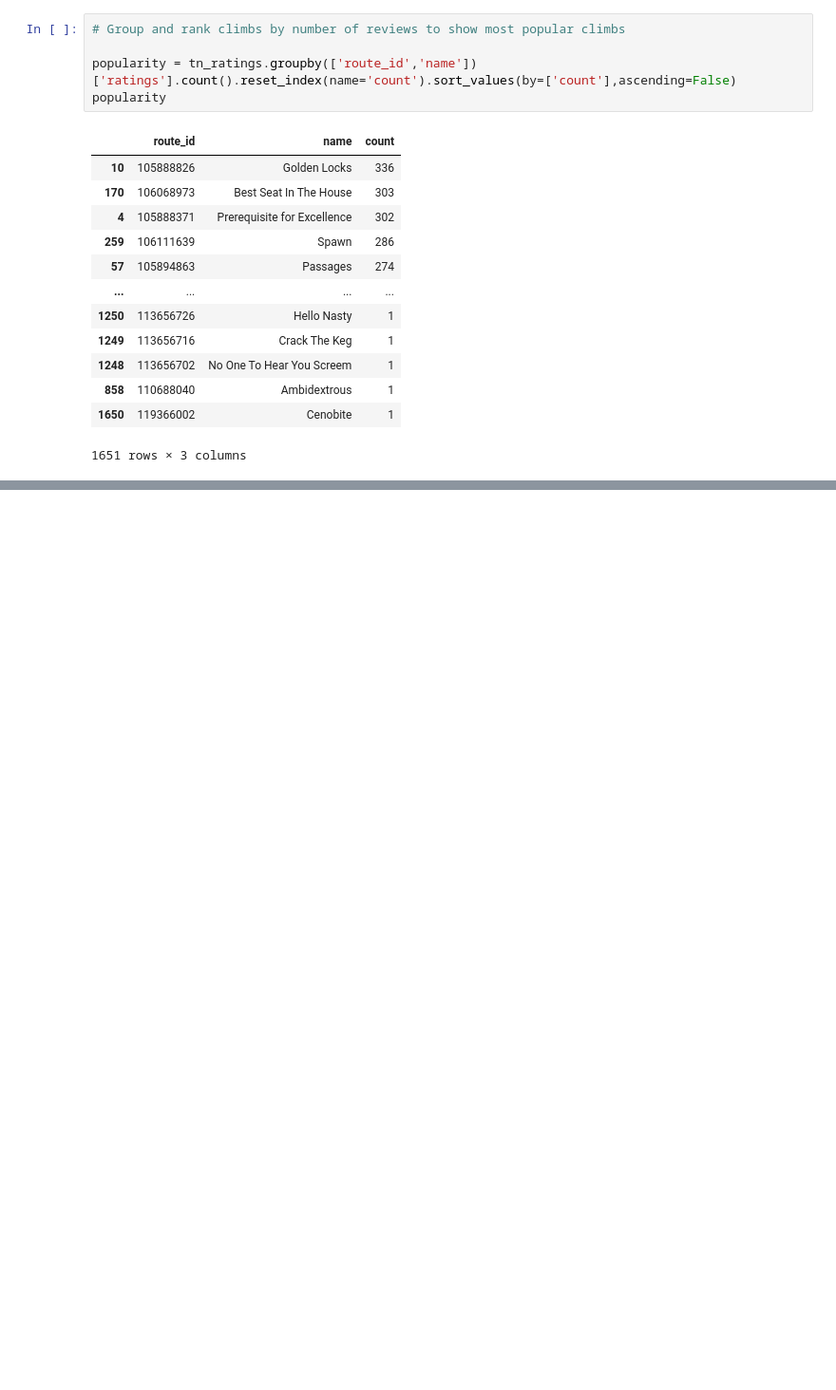
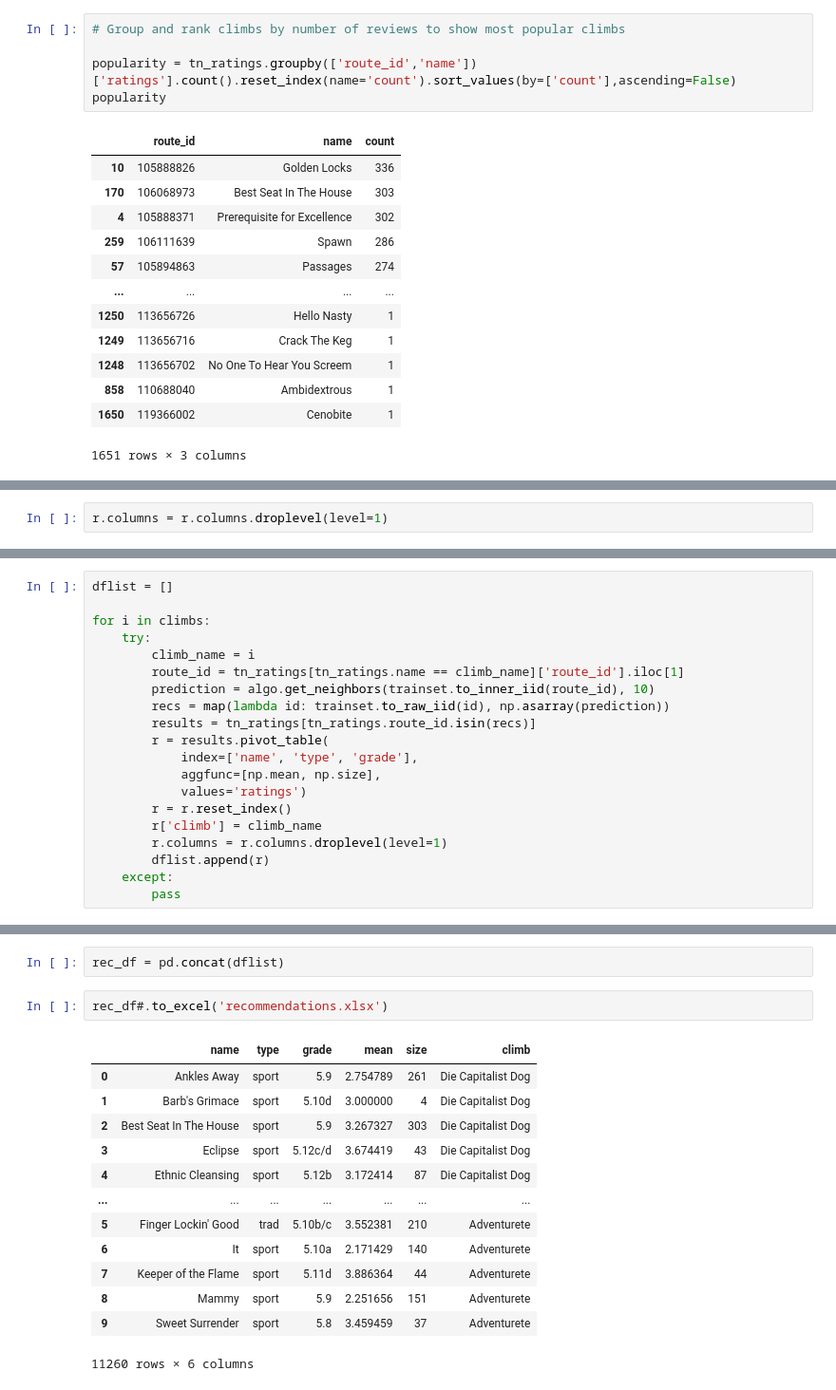
Before and after one commit to TPSchwartz/capstone, a Jupyter notebook: rec_engine.ipynb, the cells around one changed output, grey strips where cells are left out. Shown at 95% size. Cells and saved outputs as stored; diff of their text form; blank space fills up the shorter version.

```diff
--- a/rec_engine.ipynb
+++ b/rec_engine.ipynb
@@ -114,0 +152,2 @@ Wristlets             sport 5.11c/d  3.729412     4.0      85
+# %%
+r.columns = r.columns.droplevel(level=1)
@@ -114,0 +168,20 @@ Wristlets             sport 5.11c/d  3.729412     4.0      85
+# %%
+dflist = []
+
+for i in climbs:
+    try:
+        climb_name = i
+        route_id = tn_ratings[tn_ratings.name == climb_name]['route_id'].iloc[1]
+        prediction = algo.get_neighbors(trainset.to_inner_iid(route_id), 10)
+        recs = map(lambda id: trainset.to_raw_iid(id), np.asarray(prediction))
+        results = tn_ratings[tn_ratings.route_id.isin(recs)]
+        r = results.pivot_table(
+            index=['name', 'type', 'grade'],
+            aggfunc=[np.mean, np.size],
+            values='ratings')
+        r = r.reset_index()
+        r['climb'] = climb_name
+        r.columns = r.columns.droplevel(level=1)
+        dflist.append(r)
+    except:
+        pass
@@ -114,0 +208,18 @@ Wristlets             sport 5.11c/d  3.729412     4.0      85
+# %%
+rec_df = pd.concat(dflist)
+# %%
+rec_df#.to_excel('recommendations.xlsx')
+# %% [output]
+|  | name | type | grade | mean | size | climb |
+| 0 | Ankles Away | sport | 5.9 | 2.754789 | 261 | Die Capitalist Dog |
+| 1 | Barb's Grimace | sport | 5.10d | 3.000000 | 4 | Die Capitalist Dog |
+| 2 | Best Seat In The House | sport | 5.9 | 3.267327 | 303 | Die Capitalist Dog |
+| 3 | Eclipse | sport | 5.12c/d | 3.674419 | 43 | Die Capitalist Dog |
+| 4 | Ethnic Cleansing | sport | 5.12b | 3.172414 | 87 | Die Capitalist Dog |
+| ... | ... | ... | ... | ... | ... | ... |
+| 5 | Finger Lockin' Good | trad | 5.10b/c | 3.552381 | 210 | Adventurete |
+| 6 | It | sport | 5.10a | 2.171429 | 140 | Adventurete |
+| 7 | Keeper of the Flame | sport | 5.11d | 3.886364 | 44 | Adventurete |
+| 8 | Mammy | sport | 5.9 | 2.251656 | 151 | Adventurete |
+| 9 | Sweet Surrender | sport | 5.8 | 3.459459 | 37 | Adventurete |
+11260 rows × 6 columns
```
Also changed, not shown: parts of 6 cells of this notebook, 2 other files.
